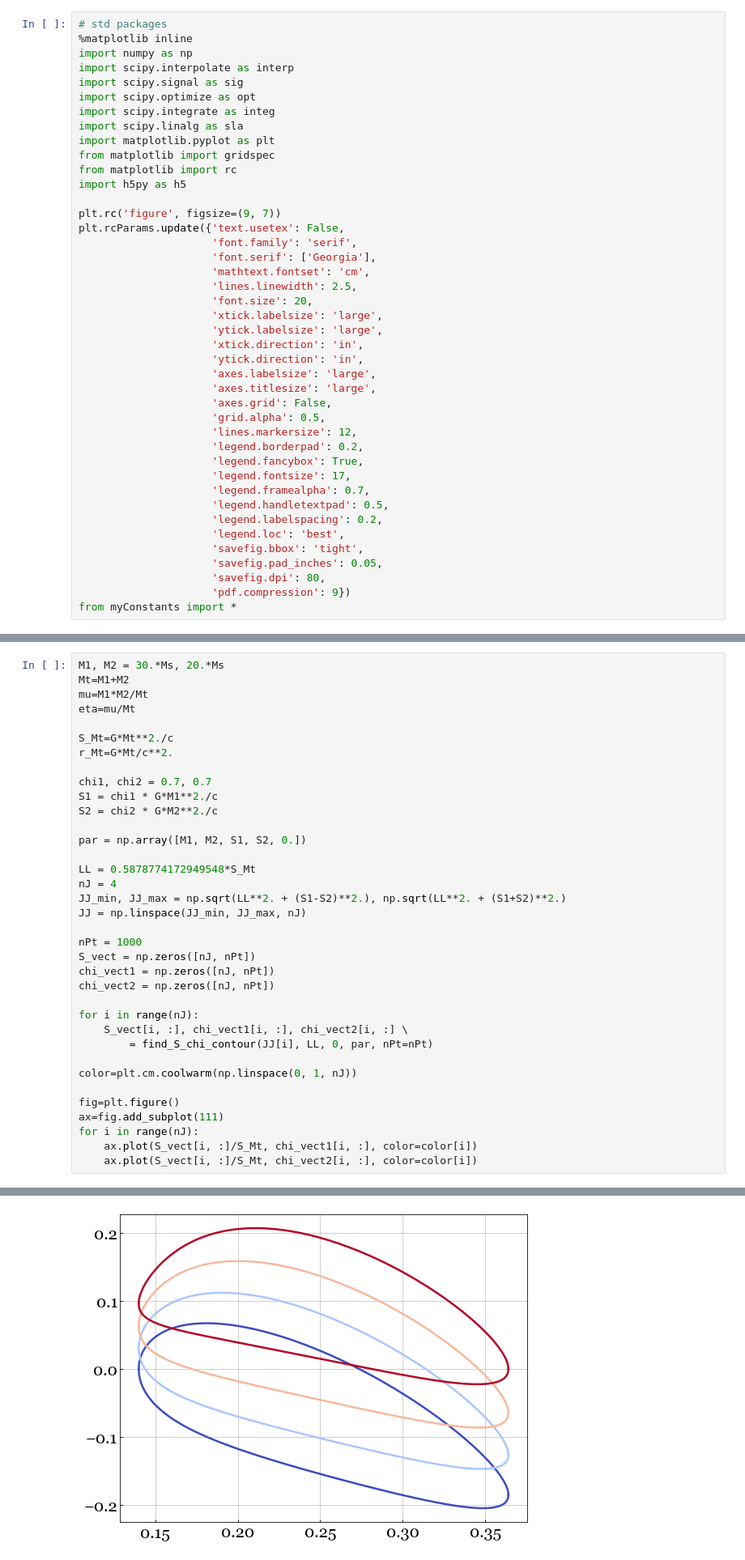
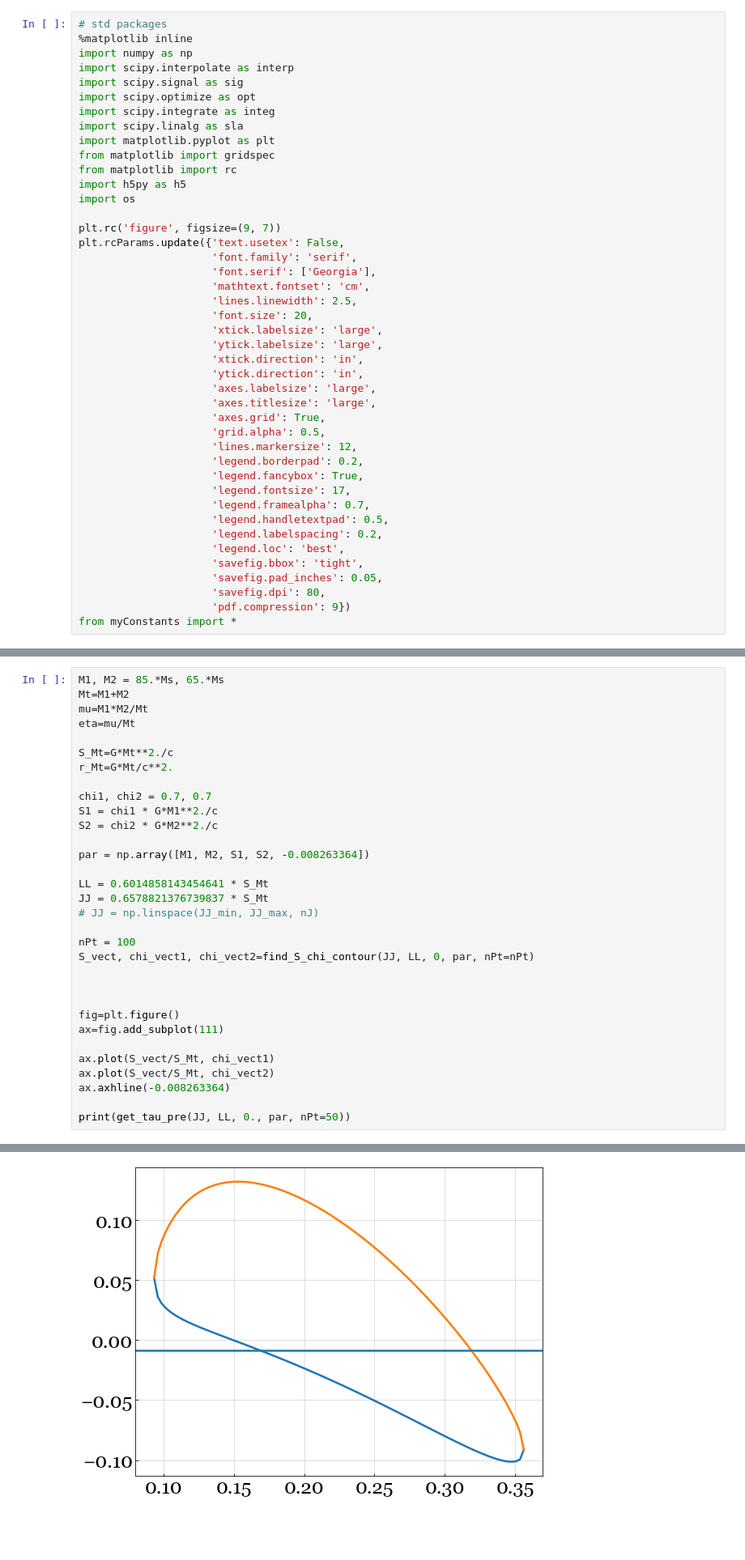
Before and after one commit to hangyu45/LK_evol, a Jupyter notebook: PrecessionAvg.ipynb, the cells around one changed output, grey strips where cells are left out. Shown at 81% size. Drawn from its saved outputs; the diff is of its cells as text; blank space fills up the shorter version.

Commit message:
plot full precession cycles

```diff
--- a/PrecessionAvg.ipynb
+++ b/PrecessionAvg.ipynb
@@ -11,6 +11,7 @@ import matplotlib.pyplot as plt
 from matplotlib import gridspec
 from matplotlib import rc
 import h5py as h5
+import os
 
 plt.rc('figure', figsize=(9, 7))
 plt.rcParams.update({'text.usetex': False,
@@ -25,7 +26,7 @@ plt.rcParams.update({'text.usetex': False,
                      'ytick.direction': 'in',
                      'axes.labelsize': 'large',
                      'axes.titlesize': 'large',
-                     'axes.grid': False,
+                     'axes.grid': True,
                      'grid.alpha': 0.5,
                      'lines.markersize': 12,
                      'legend.borderpad': 0.2,
@@ -547,5 +558,5 @@ ax.plot(aa/r_Mt, dJdLp)
 # %%
-M1, M2 = 30.*Ms, 20.*Ms
+M1, M2 = 85.*Ms, 65.*Ms
 Mt=M1+M2
 mu=M1*M2/Mt
 eta=mu/Mt
@@ -557,27 +568,23 @@ chi1, chi2 = 0.7, 0.7
 S1 = chi1 * G*M1**2./c
 S2 = chi2 * G*M2**2./c
 
-par = np.array([M1, M2, S1, S2, 0.])
+par = np.array([M1, M2, S1, S2, -0.008263364])
 
-LL = 0.5878774172949548*S_Mt
-nJ = 4
-JJ_min, JJ_max = np.sqrt(LL**2. + (S1-S2)**2.), np.sqrt(LL**2. + (S1+S2)**2.)
-JJ = np.linspace(JJ_min, JJ_max, nJ)
+LL = 0.6014858143454641 * S_Mt
+JJ = 0.6578821376739837 * S_Mt
+# JJ = np.linspace(JJ_min, JJ_max, nJ)
 
-nPt = 1000
-S_vect = np.zeros([nJ, nPt])
-chi_vect1 = np.zeros([nJ, nPt])
-chi_vect2 = np.zeros([nJ, nPt])
+nPt = 100
+S_vect, chi_vect1, chi_vect2=find_S_chi_contour(JJ, LL, 0, par, nPt=nPt)
 
-for i in range(nJ):
-    S_vect[i, :], chi_vect1[i, :], chi_vect2[i, :] \
-        = find_S_chi_contour(JJ[i], LL, 0, par, nPt=nPt)
 
-color=plt.cm.coolwarm(np.linspace(0, 1, nJ))
 
 fig=plt.figure()
 ax=fig.add_subplot(111)
-for i in range(nJ):
-    ax.plot(S_vect[i, :]/S_Mt, chi_vect1[i, :], color=color[i])
-    ax.plot(S_vect[i, :]/S_Mt, chi_vect2[i, :], color=color[i])
+
+ax.plot(S_vect/S_Mt, chi_vect1)
+ax.plot(S_vect/S_Mt, chi_vect2)
+ax.axhline(-0.008263364)
+
+print(get_tau_pre(JJ, LL, 0., par, nPt=50))
 # %% [output]
@@ -584,4 +592,4 @@ for i in range(nJ):
-[figure, old version]
+[figure, new version]
 # %%
 par = np.array([M1, M2, S1, S2, 0])
 aa=np.logspace(np.log10(600*r_Mt), np.log10(12000*r_Mt), 1000)
```
Also changed, not shown: parts of 17 cells of this notebook.
